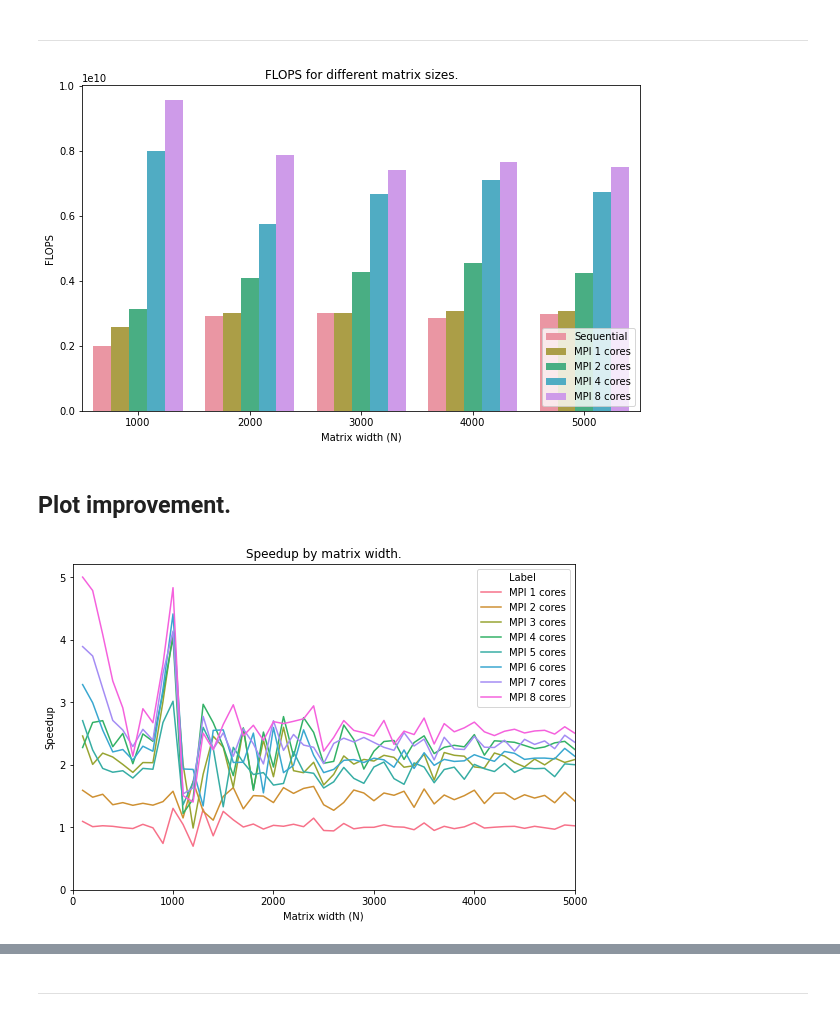
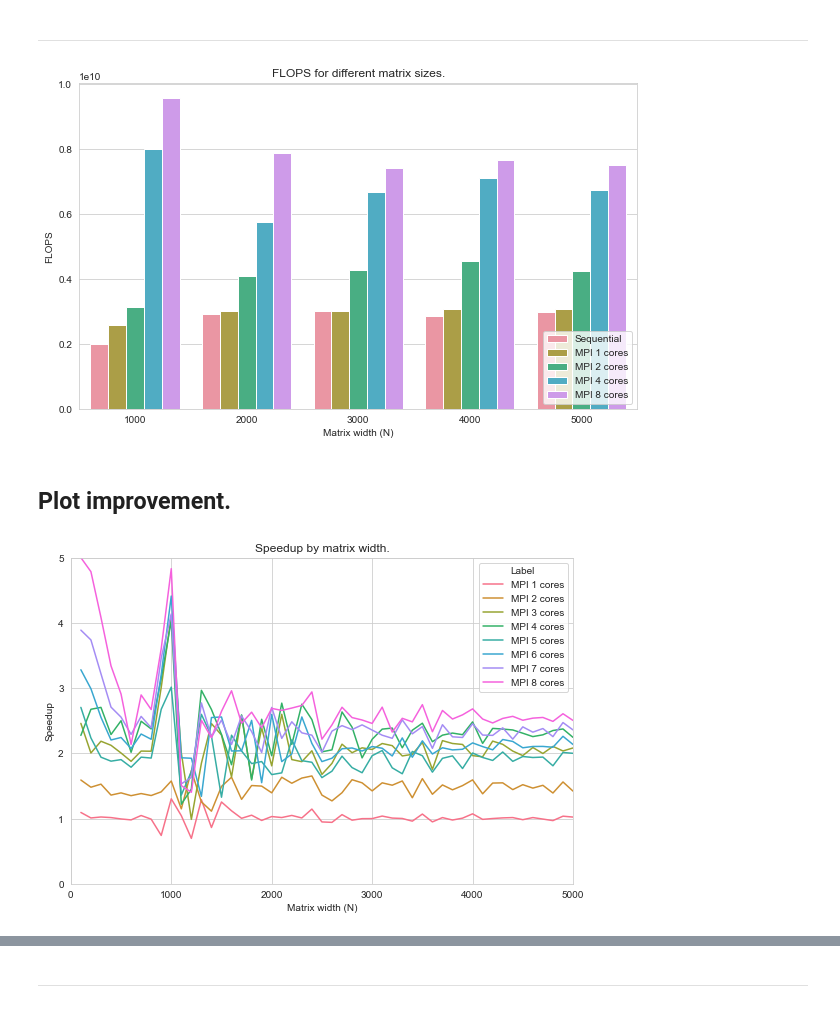
Before and after one commit to JordyAaldering/Parallel-Computing, a Jupyter notebook: Project03/Evaluation/Evaluation.ipynb, the cells around one changed output, grey strips where cells are left out. Drawn from its saved outputs; the diff is of its cells as text; code cells hidden in the pictures.

Commit message:
Plot lines

```diff
--- a/Project03/Evaluation/Evaluation.ipynb
+++ b/Project03/Evaluation/Evaluation.ipynb
@@ -6,2 +4,5 @@ import seaborn as sns
+# %%
+import seaborn as sns
+sns.set_style("whitegrid")
 # %%
 import matplotlib as mpl
@@ -169,25 +171,25 @@ plt.legend(loc="lower right")
 plt.savefig("flops.png", format="png", bbox_inches="tight")
 plt.show()
 # %% [output]
-[figure, old version]
+[figure, new version]
 # %% [markdown]
 ## Plot improvement.
 # %%
 plt.figure(figsize=(9, 6))
 
 ax = sns.lineplot(x="N", y="Speedup", hue="Label", data=mpi_avg)
 
 ax.set_title("Speedup by matrix width.")
 ax.set_xlabel("Matrix width (N)")
 ax.set_ylabel("Speedup")
 
 ax.set_xlim(0, 5000)
-ax.set_ylim(bottom=0)
+ax.set_ylim(0, 5)
 
 plt.savefig("speedup-line.png", format="png", bbox_inches="tight")
 plt.show()
 # %% [output]
-[figure, old version]
+[figure, new version]
 # %%
 plt.figure(figsize=(10, 6))
 
```
Also changed, not shown: parts of 8 cells of this notebook.
